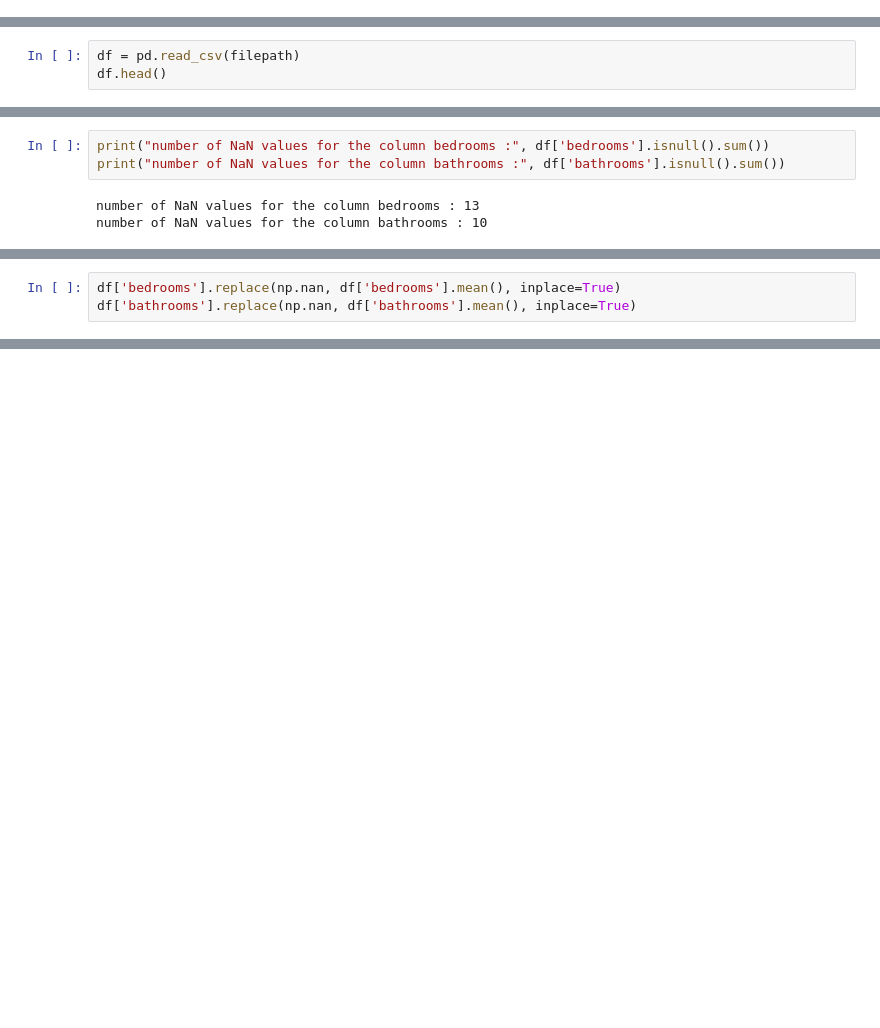
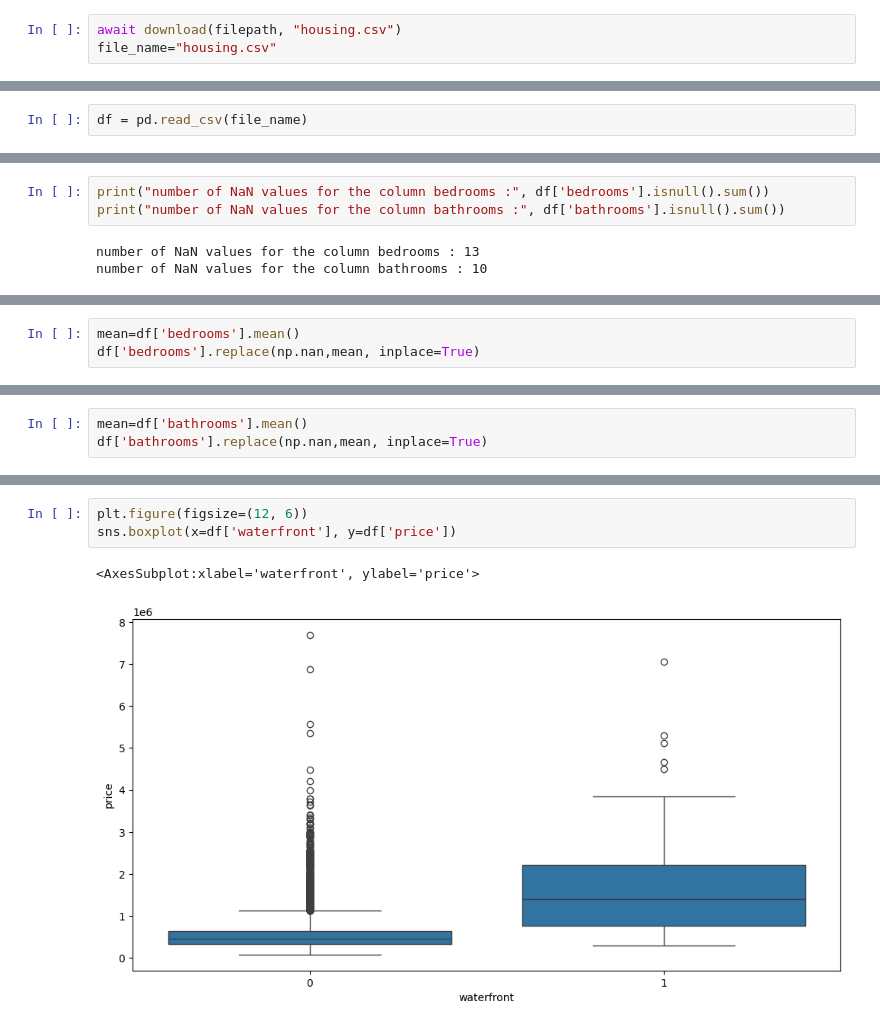
Before and after one commit to manuelmaior29/ds-playground, a Jupyter notebook: courses/Data-Analysis-with-Python/6_practice-project/house-sales-in-king-count-analysis.ipynb, the cells around one changed output, grey strips where cells are left out. Cells and saved outputs as stored; diff of their text form; blank space fills up the shorter version.

```diff
--- a/courses/Data-Analysis-with-Python/6_practice-project/house-sales-in-king-count-analysis.ipynb
+++ b/courses/Data-Analysis-with-Python/6_practice-project/house-sales-in-king-count-analysis.ipynb
@@ -36,2 +69,5 @@ In this assignment, you are a Data Analyst working at a Real Estate Investment T
 # %%
 filepath='https://cf-courses-data.s3.us.cloud-object-storage.appdomain.cloud/IBMDeveloperSkillsNetwork-DA0101EN-SkillsNetwork/labs/FinalModule_Coursera/data/kc_house_data_NaN.csv'
+# %%
+await download(filepath, "housing.csv")
+file_name="housing.csv"
@@ -38,3 +76,2 @@ filepath='https://cf-courses-data.s3.us.cloud-object-storage.appdomain.cloud/IBM
 # %%
-df = pd.read_csv(filepath)
-df.head()
+df = pd.read_csv(file_name)
@@ -102,0 +153,3 @@ number of NaN values for the column bathrooms : 10
+# %%
+mean=df['bedrooms'].mean()
+df['bedrooms'].replace(np.nan,mean, inplace=True)
@@ -103,3 +158,3 @@ number of NaN values for the column bathrooms : 10
 # %%
-df['bedrooms'].replace(np.nan, df['bedrooms'].mean(), inplace=True)
-df['bathrooms'].replace(np.nan, df['bathrooms'].mean(), inplace=True)
+mean=df['bathrooms'].mean()
+df['bathrooms'].replace(np.nan,mean, inplace=True)
@@ -105,0 +181,6 @@ df['bathrooms'].replace(np.nan, df['bathrooms'].mean(), inplace=True)
+# %%
+plt.figure(figsize=(12, 6))
+sns.boxplot(x=df['waterfront'], y=df['price'])
+# %% [output]
+<AxesSubplot:xlabel='waterfront', ylabel='price'>
+[figure, added]
```
Also changed, not shown: parts of 44 cells of this notebook.
